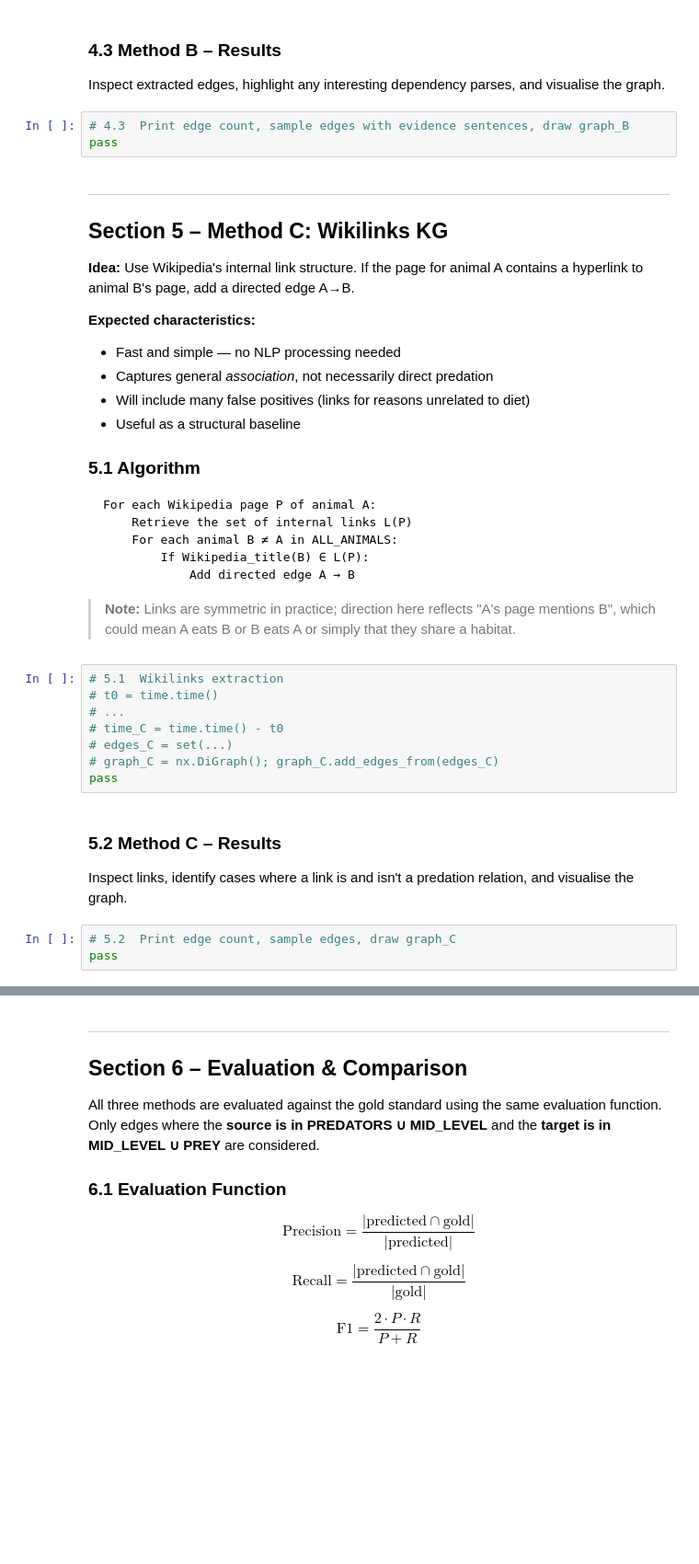
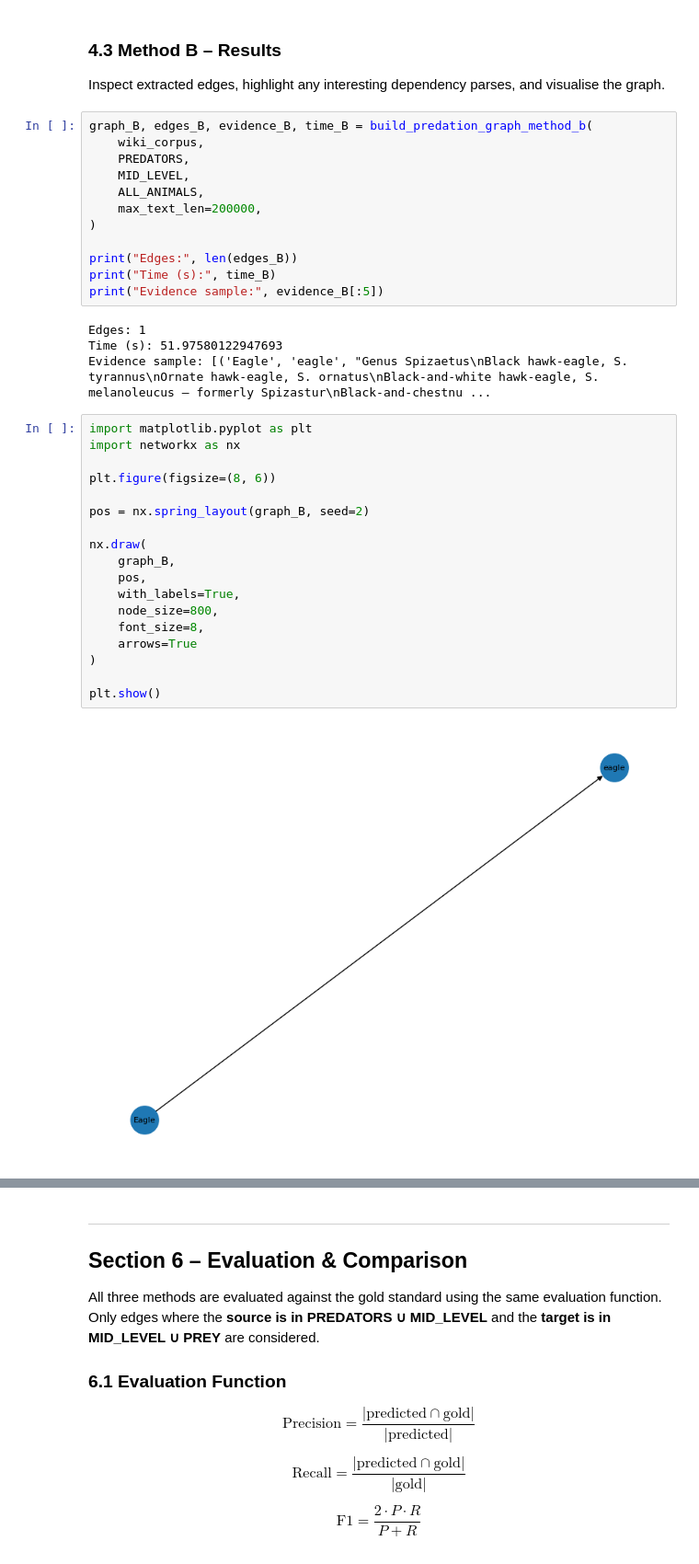
Before and after one commit to MAI-Glockchen/Natural_Language_Processing, a Jupyter notebook: Project2/Code/who_hunts_who.ipynb, the cells around one changed output, grey strips where cells are left out. Shown at 92% size. Drawn from its saved outputs; the diff is of its cells as text; blank space fills up the shorter version.

````diff
--- a/Project2/Code/who_hunts_who.ipynb
+++ b/Project2/Code/who_hunts_who.ipynb
@@ -444,44 +525,39 @@ pass
 ### 4.3 Method B – Results
 
 Inspect extracted edges, highlight any interesting dependency parses, and visualise the graph.
-# %%
-# 4.3  Print edge count, sample edges with evidence sentences, draw graph_B
-pass
-# %% [markdown]
----
-## Section 5 – Method C: Wikilinks KG
-
-**Idea:** Use Wikipedia's internal link structure. If the page for animal A contains a hyperlink to animal B's page, add a directed edge A→B.
-
-**Expected characteristics:**
-- Fast and simple — no NLP processing needed
-- Captures general *association*, not necessarily direct predation
-- Will include many false positives (links for reasons unrelated to diet)
-- Useful as a structural baseline
-
-### 5.1 Algorithm
-
-```
-For each Wikipedia page P of animal A:
-    Retrieve the set of internal links L(P)
-    For each animal B ≠ A in ALL_ANIMALS:
-        If Wikipedia_title(B) ∈ L(P):
-            Add directed edge A → B
-```
-
-> **Note:** Links are symmetric in practice; direction here reflects "A's page mentions B", which could mean A eats B or B eats A or simply that they share a habitat.
-# %%
-# 5.1  Wikilinks extraction
-# t0 = time.time()
-# ...
-# time_C = time.time() - t0
-# edges_C = set(...)
-# graph_C = nx.DiGraph(); graph_C.add_edges_from(edges_C)
-pass
-# %% [markdown]
-### 5.2 Method C – Results
-
-Inspect links, identify cases where a link is and isn't a predation relation, and visualise the graph.
-# %%
-# 5.2  Print edge count, sample edges, draw graph_C
-pass
+# %%
+graph_B, edges_B, evidence_B, time_B = build_predation_graph_method_b(
+    wiki_corpus,
+    PREDATORS,
+    MID_LEVEL,
+    ALL_ANIMALS,
+    max_text_len=200000,
+)
+
+print("Edges:", len(edges_B))
+print("Time (s):", time_B)
+print("Evidence sample:", evidence_B[:5])
+# %% [output]
+Edges: 1
+Time (s): 51.97580122947693
+Evidence sample: [('Eagle', 'eagle', "Genus Spizaetus\nBlack hawk-eagle, S. tyrannus\nOrnate hawk-eagle, S. ornatus\nBlack-and-white hawk-eagle, S. melanoleucus – formerly Spizastur\nBlack-and-chestnu ...
+# %%
+import matplotlib.pyplot as plt
+import networkx as nx
+
+plt.figure(figsize=(8, 6))
+
+pos = nx.spring_layout(graph_B, seed=2)
+
+nx.draw(
+    graph_B,
+    pos,
+    with_labels=True,
+    node_size=800,
+    font_size=8,
+    arrows=True
+)
+
+plt.show()
+# %% [output]
+[figure, added]
````
Also changed, not shown: parts of 44 cells of this notebook.
